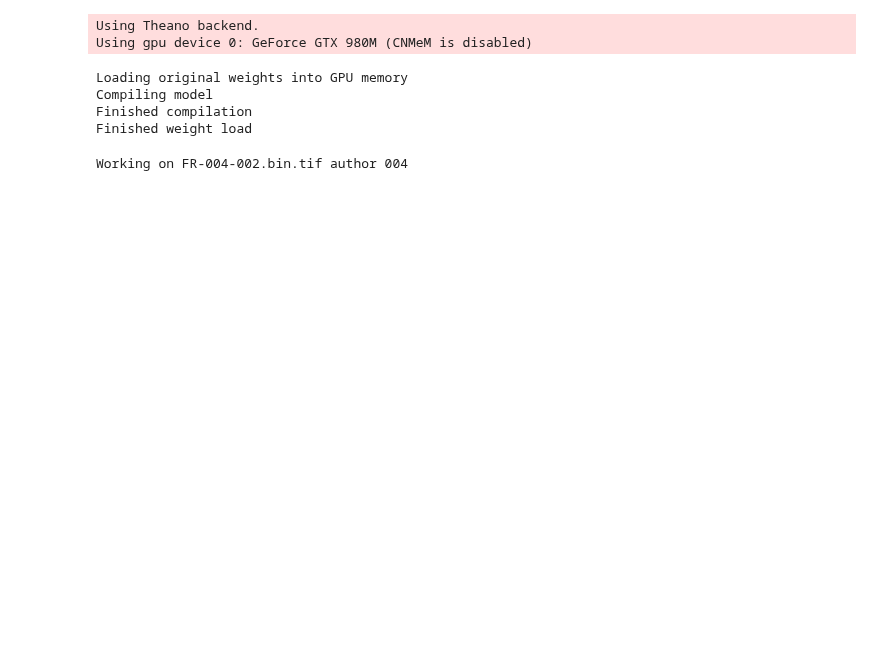
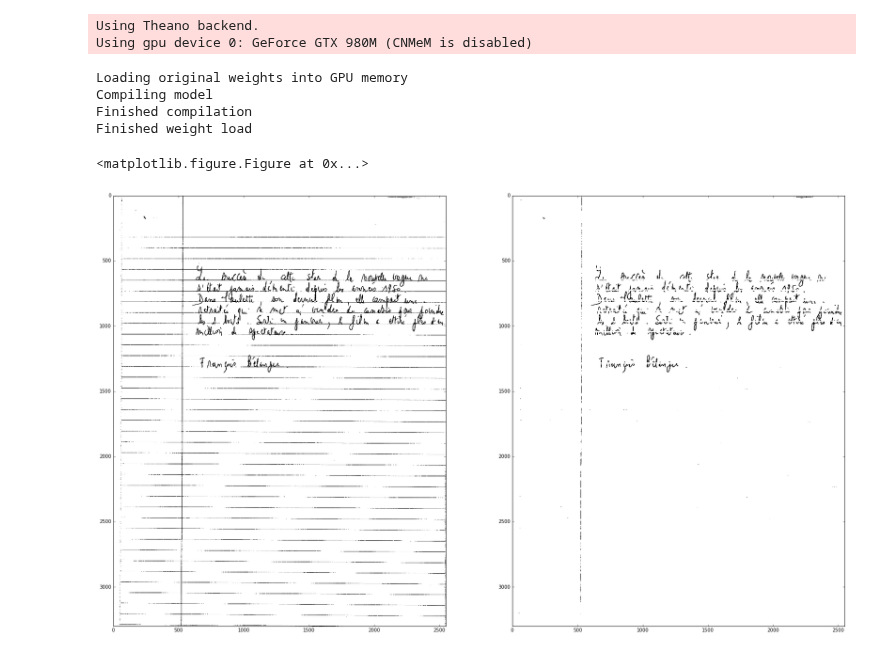
Before and after one commit to Lab41/d-script, a Jupyter notebook: inference2d/denoise_fullim_all.ipynb, the cells around one changed output. Cells and saved outputs as stored; diff of their text form; code cells hidden in the pictures; blank space fills up the shorter version.

```diff
--- a/inference2d/denoise_fullim_all.ipynb
+++ b/inference2d/denoise_fullim_all.ipynb
@@ -41,12 +41,12 @@ Using Theano backend.
 Using gpu device 0: GeForce GTX 980M (CNMeM is disabled)
 # %%
 shingle_dim = (120,120)
-write2file = True
+write2file = False
 overlap=20
 
-hdf5ims = h5py.File('/fileserver/nmec-handwriting/flat_nmec_bin_uint8.hdf5','r')
-acoh = 'nmec_author_clean120_overlap20.hdf5'
-fcoh = 'nmec_flat_clean120_overlap20.hdf5'
+hdf5ims = h5py.File('/fileserver/nmec-handwriting/nmec_scaled_flat.hdf5','r')
+acoh = 'nmec_author_clean120_overlap20_th80.hdf5'
+fcoh = 'nmec_flat_clean120_overlap20_th80.hdf5'
 # %%
 def create_input_buffer( im, input_shape=(None,1,56,56), topbot_overlap = 0 ):
     input_buffer = []
@@ -62,8 +62,8 @@ def create_output_im( output_buffer, im, input_shape=(None,1,56,56), topbot_over
 
     k=0
     # Rearrange the output to form an image
-    for i in xrange(0, im.shape[0] - input_shape[2] + 1, input_shape[2]):
-        for j in xrange(0, im.shape[1] - input_shape[3] + 1, input_shape[3]):
+    for i in xrange(0, im.shape[0] - input_shape[2] + 1, input_shape[2] - topbot_overlap*2):
+        for j in xrange(0, im.shape[1] - input_shape[3] + 1, input_shape[3]-topbot_overlap*2):
             output_im[i:i+input_shape[2],j:j+input_shape[3]] = output_buffer[k].reshape(shapesize)
             k+=1
 
@@ -91,10 +91,19 @@ if write2file:
     f_out = h5py.File(fcoh,'w')
     author_groups = {}
 
-for imhdf5 in hdf5ims.keys():
+imhdf5 = hdf5ims.keys()[6]
+if True:
+# for imhdf5 in hdf5ims.keys():
 
     # images referenced in original file
     im = hdf5ims[imhdf5].value
+    immin = im.min()
+    immax = im.max()
+    imthresh = 0.80*(immax - immin)+immin
+    im = im < imthresh
+    im = (1-im)*255
+
+    # label in the HDF5 file
     the_author = imhdf5.split('-')[1]
     print "Working on "+imhdf5+" author "+the_author
 
@@ -107,31 +116,32 @@ for imhdf5 in hdf5ims.keys():
     output_buffer = model.predict(predictbuffer, verbose = 1)
 
     # Reshape the image to conform to original image size
     output_im = create_output_im( output_buffer, im, input_shape=input_shape, topbot_overlap = overlap )
 
     # Threshold black white
     output_im = output_im > 0.5
 
     # This part is dumb. We're going to invert and change it.
     output_im = (1-output_im)*255
 
     clear_output()
     plt.figure()
     plt.subplots(1,2,figsize=(14,14))
     plt.subplot(1,2,1)
     plt.imshow(im, cmap='gray')
     plt.subplot(1,2,2)
     plt.imshow(output_im, cmap='gray')
 
     # Write image to HDF5 file
     if write2file:
         if not author_groups.has_key(the_author):
             author_groups[the_author] = a_out.create_group(the_author)
         author_groups[the_author].create_dataset( imhdf5, data=output_im.astype(np.uint8) )
         data_group = f_out.create_dataset( imhdf5, data=output_im.astype(np.uint8) )
 
 if write2file:
     a_out.close()
     f_out.close()
 # %% [output]
-Working on FR-004-002.bin.tif author 004
+<matplotlib.figure.Figure at 0x...>
+[figure, added]
```
Also changed, not shown: parts of 1 cell of this notebook, 3 other files.
